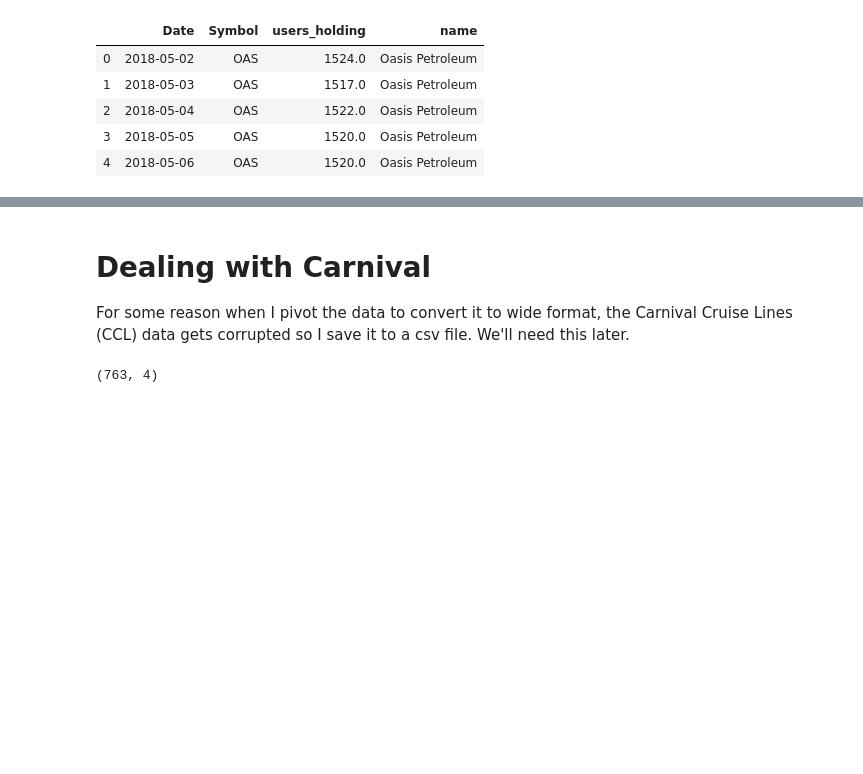
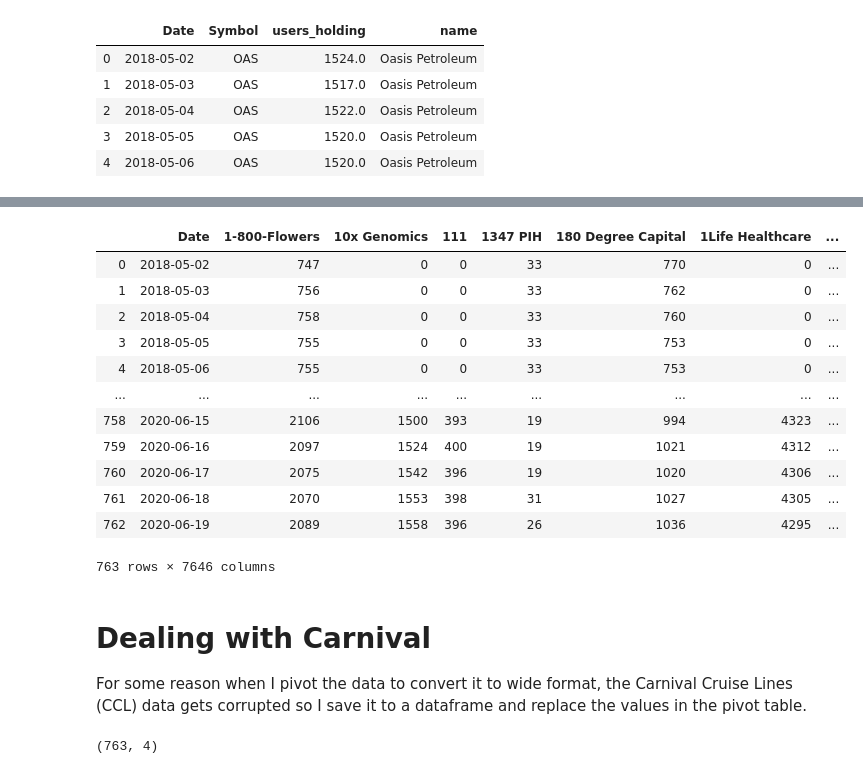
Before and after one commit to jbell1991/robintrack-bar-chart-race, a Jupyter notebook: Robintrack-Bar-Chart-Race.ipynb, the cells around one changed output, grey strips where cells are left out. Saved outputs shown, nothing was run; the diff lists cells and outputs as text; code cells hidden in the pictures; blank space fills up the shorter version.

```diff
--- a/Robintrack-Bar-Chart-Race.ipynb
+++ b/Robintrack-Bar-Chart-Race.ipynb
@@ -161,6 +164,35 @@ names_bc.head()
+# %%
+# pivot data so that the index is the date and each column is a company name
+names_pivot = pd.pivot_table(names_bc, index=['Date'], columns=['name'], values=['users_holding']).reset_index()
+# fill null values with 0 users holding
+names_pivot = names_pivot.fillna(0)
+# change users holding from float to int
+names_pivot['users_holding'] = names_pivot['users_holding'].astype(int)
+# remove top index users_holding
+names_pivot.columns = names_pivot.columns.droplevel()
+# get column names and add date as first column name
+headers = list(names_pivot.columns.values)
+headers[0] = 'Date'
+# rename columns
+names_pivot.columns = headers
+names_pivot
+# %% [output]
+|  | Date | 1-800-Flowers | 10x Genomics | 111 | 1347 PIH | 180 Degree Capital | 1Life Healthcare | ... |
+| 0 | 2018-05-02 | 747 | 0 | 0 | 33 | 770 | 0 | ... |
+| 1 | 2018-05-03 | 756 | 0 | 0 | 33 | 762 | 0 | ... |
+| 2 | 2018-05-04 | 758 | 0 | 0 | 33 | 760 | 0 | ... |
+| 3 | 2018-05-05 | 755 | 0 | 0 | 33 | 753 | 0 | ... |
+| 4 | 2018-05-06 | 755 | 0 | 0 | 33 | 753 | 0 | ... |
+| ... | ... | ... | ... | ... | ... | ... | ... | ... |
+| 758 | 2020-06-15 | 2106 | 1500 | 393 | 19 | 994 | 4323 | ... |
+| 759 | 2020-06-16 | 2097 | 1524 | 400 | 19 | 1021 | 4312 | ... |
+| 760 | 2020-06-17 | 2075 | 1542 | 396 | 19 | 1020 | 4306 | ... |
+| 761 | 2020-06-18 | 2070 | 1553 | 398 | 31 | 1027 | 4305 | ... |
+| 762 | 2020-06-19 | 2089 | 1558 | 396 | 26 | 1036 | 4295 | ... |
+763 rows × 7646 columns
 # %% [markdown]
 # Dealing with Carnival
-For some reason when I pivot the data to convert it to wide format, the Carnival Cruise Lines (CCL) data gets corrupted so I save it to a csv file. We'll need this later.
+For some reason when I pivot the data to convert it to wide format, the Carnival Cruise Lines (CCL) data gets corrupted so I save it to a dataframe and replace the values in the pivot table.
 # %%
 carnival = names_bc[names_bc.values == 'CCL']
 print(carnival.shape)
```
Also changed, not shown: parts of 18 cells of this notebook.
